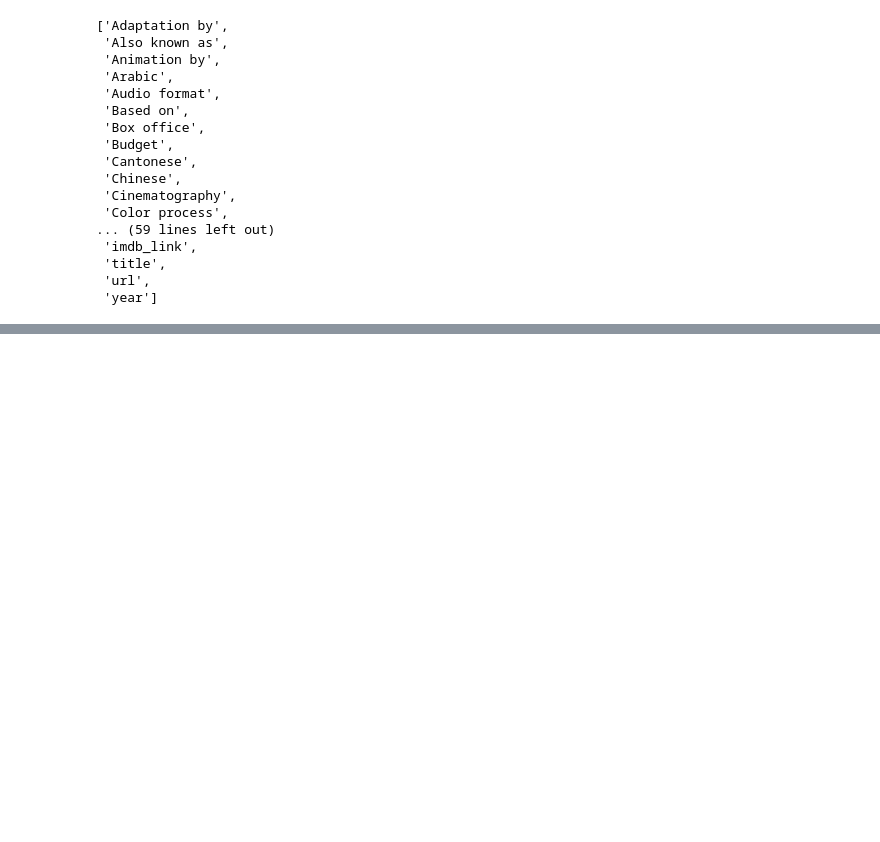
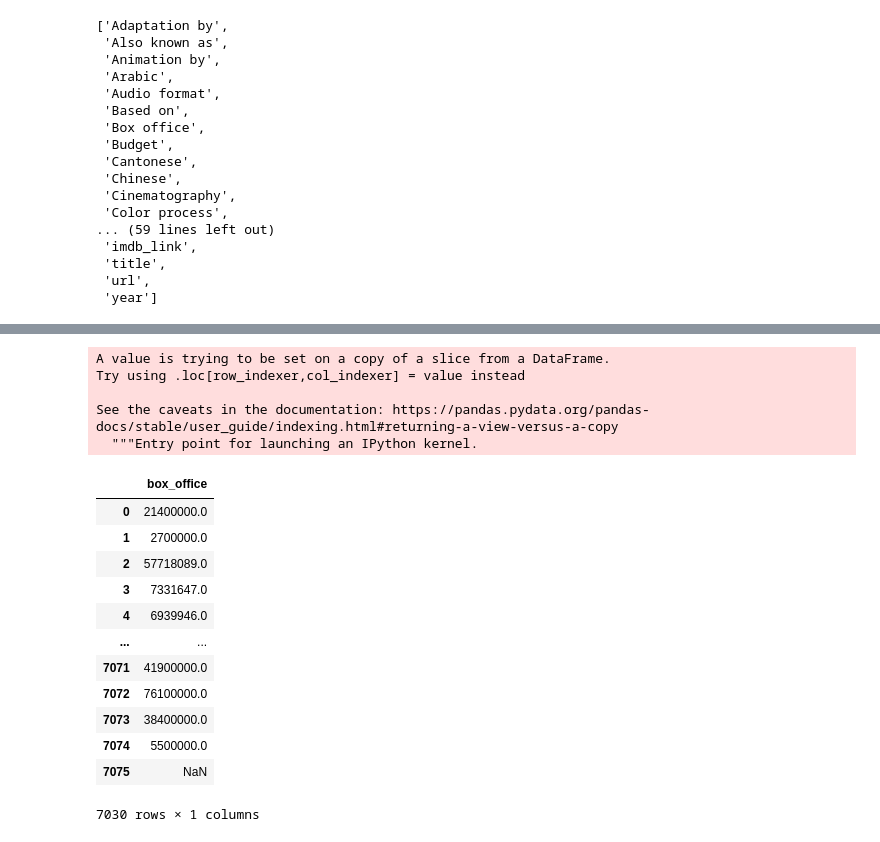
Before and after one commit to iprudhomme/Movies-ETL, a Jupyter notebook: Movielens Extract.ipynb, the cells around one changed output, grey strips where cells are left out. Cells and saved outputs as stored; diff of their text form; code cells hidden in the pictures; blank space fills up the shorter version.

Commit message:
Finished parsing data

```diff
--- a/Movielens Extract.ipynb
+++ b/Movielens Extract.ipynb
@@ -73,0 +234,37 @@ wiki_movies_df = pd.DataFrame(clean_movies)
+# %%
+def parse_dollars(s):
+    # if s is not a string, return NaN
+    if type(s) != str:
+        return np.nan
+
+    # if input is of the form $###.# million
+    if re.match(r'\$\s*\d+\.?\d*\s*milli?on', s, flags=re.IGNORECASE):
+        # remove dollar sign and " million"
+        s = re.sub('\$|\s*|[a-zA-Z]','', s)
+        # convert to float and multiply by a million
+        value = float(s) * 10**6
+        # return value
+        return value
+
+    # if input is of the form $###.# billion
+    elif re.match(r'\$\s*\d+\.?\d*\s*billi?on', s, flags=re.IGNORECASE):
+        # remove dollar sign and " billion"
+        s = re.sub('\$|\s*|[a-zA-Z]','', s)
+        # convert to float and multiply by a billion
+        value = float(s) * 10**9
+        # return value
+        return value
+
+    # if input is of the form $###,###,###
+    elif re.match(r'\$\s*\d{1,3}(?:[,\.]\d{3})+(?!\sbilli?on)', s, flags=re.IGNORECASE):
+        # remove dollar sign and commas
+        s = re.sub('\$|,','', s)
+
+        # convert to float
+        value = float(s)
+        # return value
+        return value
+
+    # otherwise, return NaN
+    else:
+        return np.nan
@@ -73,0 +286,25 @@ wiki_movies_df = pd.DataFrame(clean_movies)
+# %%
+wiki_movies_df['box_office'] = box_office.str.extract(f'({form_one}|{form_two})', flags=re.IGNORECASE)[0].apply(parse_dollars)
+# %% [output]
+A value is trying to be set on a copy of a slice from a DataFrame.
+Try using .loc[row_indexer,col_indexer] = value instead
+
+See the caveats in the documentation: https://pandas.pydata.org/pandas-docs/stable/user_guide/indexing.html#returning-a-view-versus-a-copy
+  """Entry point for launching an IPython kernel.
+# %%
+wiki_movies_df.drop('Box office', axis=1, inplace=True)
+wiki_movies_df[['box_office']]
+# %% [output]
+|  | box_office |
+| 0 | 21400000.0 |
+| 1 | 2700000.0 |
+| 2 | 57718089.0 |
+| 3 | 7331647.0 |
+| 4 | 6939946.0 |
+| ... | ... |
+| 7071 | 41900000.0 |
+| 7072 | 76100000.0 |
+| 7073 | 38400000.0 |
+| 7074 | 5500000.0 |
+| 7075 | NaN |
+7030 rows × 1 columns
```
Also changed, not shown: parts of 26 cells of this notebook.
